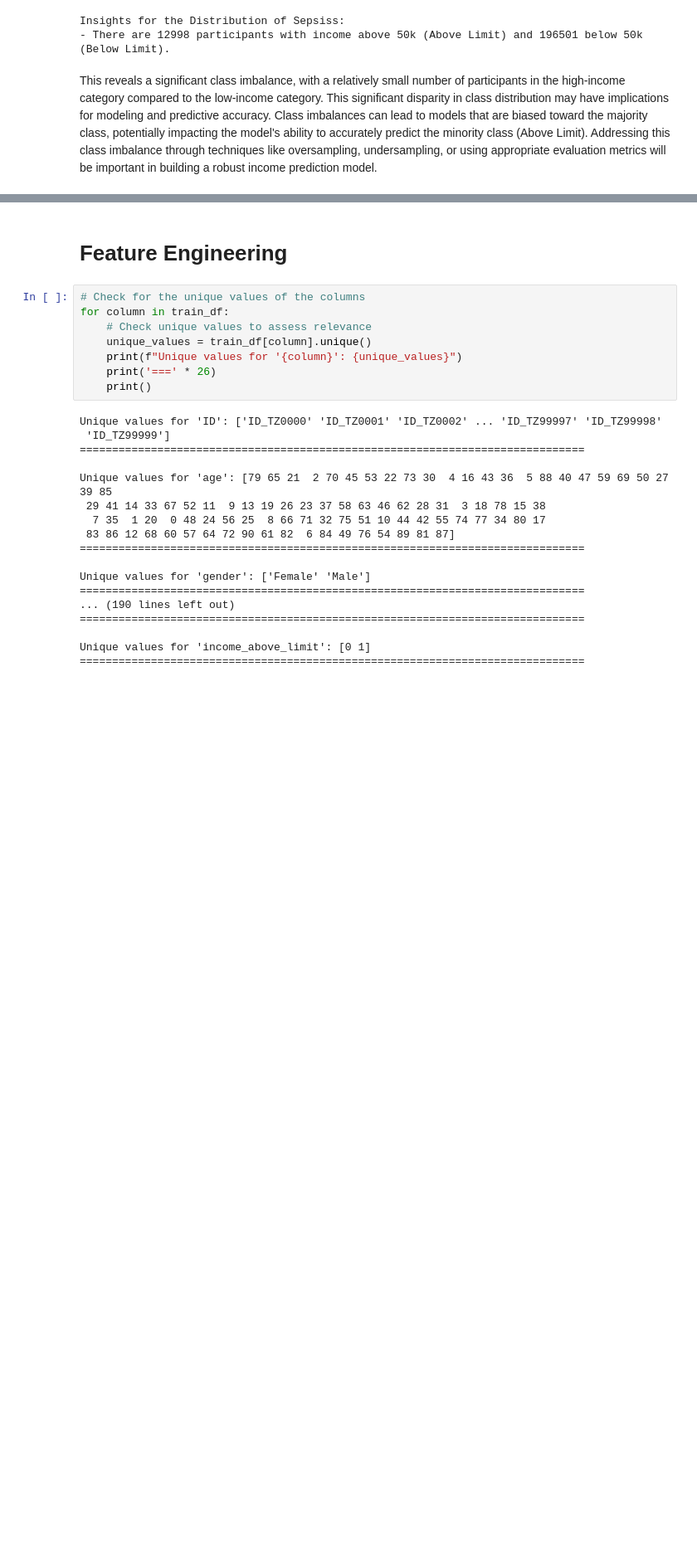
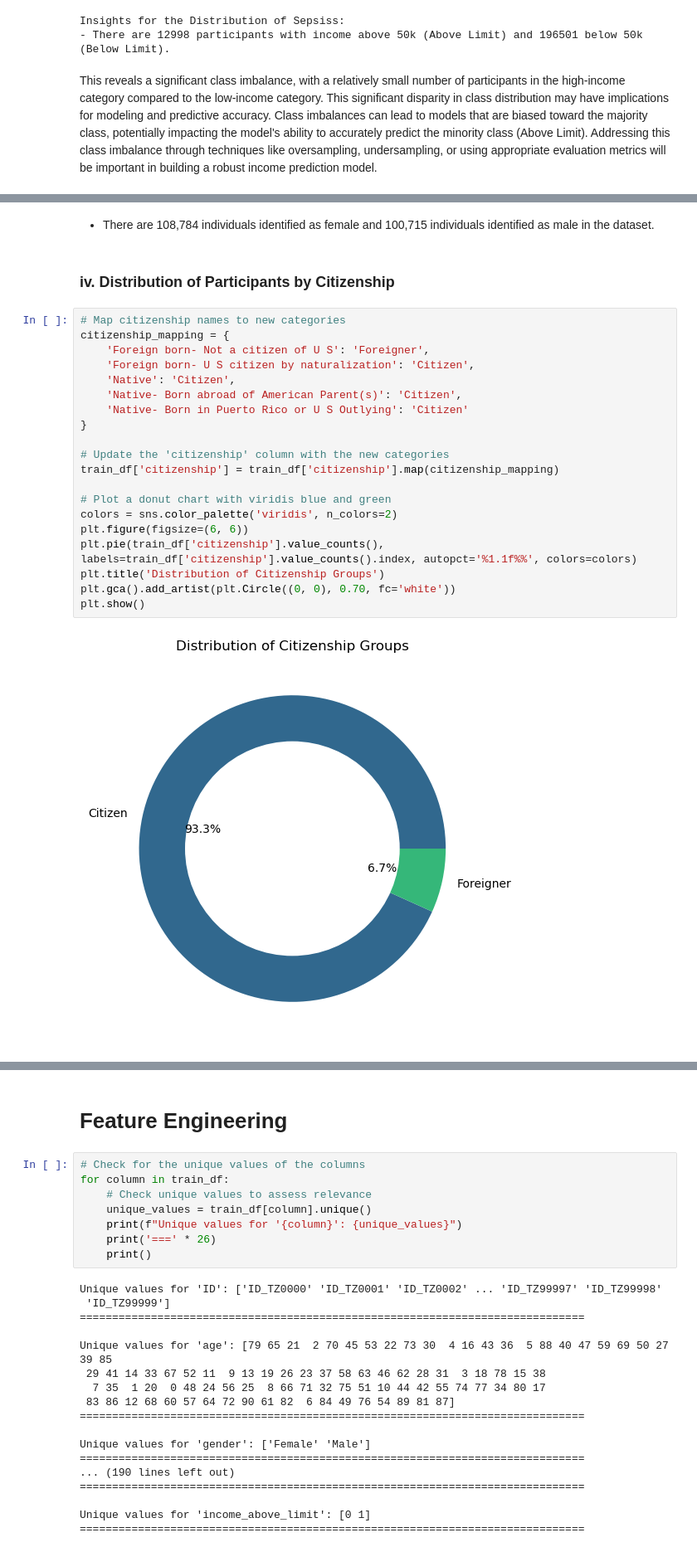
Before and after one commit to rasmodev/Income-Prediction-Challenge-For-Azubian, a Jupyter notebook: dev/Income_Prediction.ipynb, the cells around one changed output, grey strips where cells are left out. Shown at 83% size. Drawn from its saved outputs; the diff is of its cells as text; blank space fills up the shorter version.

```diff
--- a/dev/Income_Prediction.ipynb
+++ b/dev/Income_Prediction.ipynb
@@ -1635,0 +1000,26 @@ plt.show()
+# %% [markdown]
+- There are 108,784 individuals identified as female and 100,715 individuals identified as male in the dataset.
+# %% [markdown]
+### iv. Distribution of Participants by Citizenship
+# %%
+# Map citizenship names to new categories
+citizenship_mapping = {
+    'Foreign born- Not a citizen of U S': 'Foreigner',
+    'Foreign born- U S citizen by naturalization': 'Citizen',
+    'Native': 'Citizen',
+    'Native- Born abroad of American Parent(s)': 'Citizen',
+    'Native- Born in Puerto Rico or U S Outlying': 'Citizen'
+}
+
+# Update the 'citizenship' column with the new categories
+train_df['citizenship'] = train_df['citizenship'].map(citizenship_mapping)
+
+# Plot a donut chart with viridis blue and green
+colors = sns.color_palette('viridis', n_colors=2)
+plt.figure(figsize=(6, 6))
+plt.pie(train_df['citizenship'].value_counts(), labels=train_df['citizenship'].value_counts().index, autopct='%1.1f%%', colors=colors)
+plt.title('Distribution of Citizenship Groups')
+plt.gca().add_artist(plt.Circle((0, 0), 0.70, fc='white'))
+plt.show()
+# %% [output]
+[figure, added]
```
Also changed, not shown: parts of 141 cells of this notebook.
